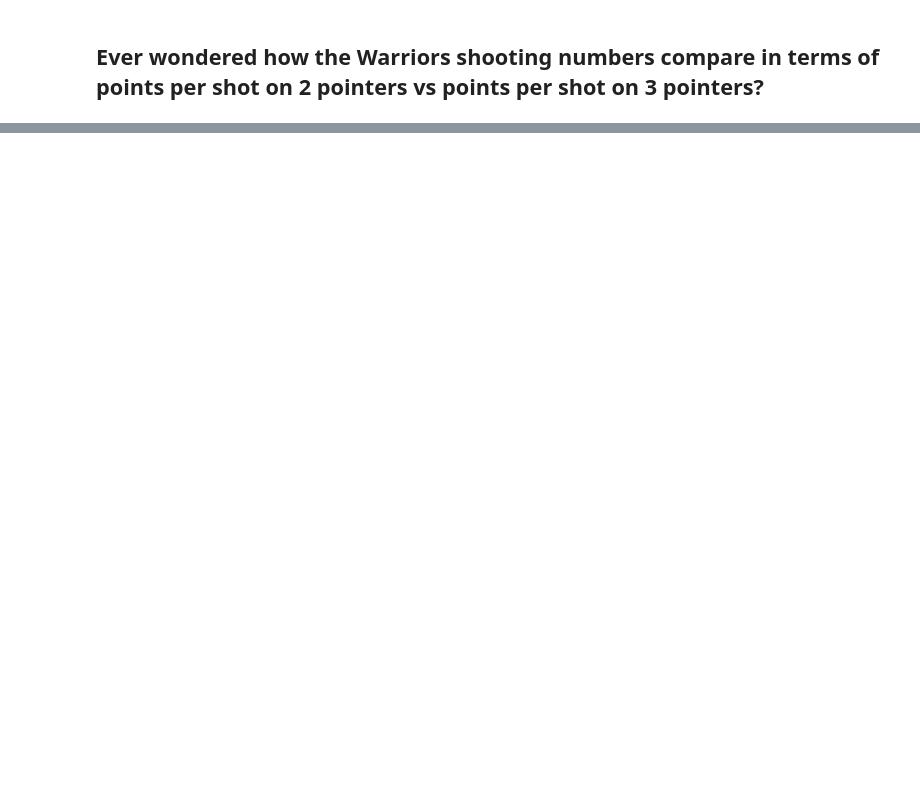
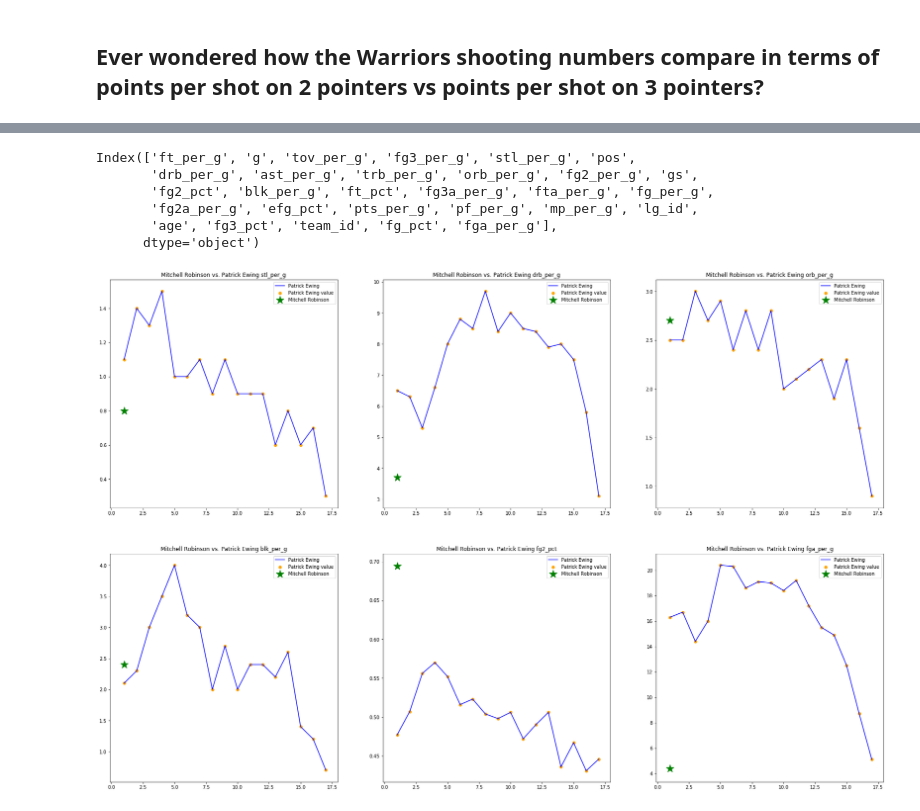
Before and after one commit to fpcorcoran/NBA-Stats, a Jupyter notebook: Testing.ipynb, the cells around one changed output, grey strips where cells are left out. Drawn from its saved outputs; the diff is of its cells as text; code cells hidden in the pictures; blank space fills up the shorter version.

```diff
--- a/Testing.ipynb
+++ b/Testing.ipynb
@@ -137,0 +178,3 @@ Demarcus Cousins:
+# %%
+Ewing = Data.player("Patrick Ewing").fetch()["all_per_game"].query("team_id != 'TOT'")
+Ewing
@@ -137,0 +202,3 @@ Demarcus Cousins:
+# %%
+Mitch = Data.player("Mitchell Robinson").fetch()["all_per_game"].query("team_id != 'TOT'")
+Mitch
@@ -137,0 +210,26 @@ Demarcus Cousins:
+# %%
+Mitch.keys()
+# %% [output]
+Index(['ft_per_g', 'g', 'tov_per_g', 'fg3_per_g', 'stl_per_g', 'pos',
+       'drb_per_g', 'ast_per_g', 'trb_per_g', 'orb_per_g', 'fg2_per_g', 'gs',
+       'fg2_pct', 'blk_per_g', 'ft_pct', 'fg3a_per_g', 'fta_per_g', 'fg_per_g',
+       'fg2a_per_g', 'efg_pct', 'pts_per_g', 'pf_per_g', 'mp_per_g', 'lg_id',
+       'age', 'fg3_pct', 'team_id', 'fg_pct', 'fga_per_g'],
+      dtype='object')
+# %%
+big_stats = ['stl_per_g',"drb_per_g",'orb_per_g','blk_per_g','fg2_pct','fga_per_g']
+
+plt.figure(figsize=(30,20))
+for count, stat in enumerate(big_stats):
+    Mitch_years = Mitch.index + 1
+    Ewing_years = Ewing.index + 1
+
+    plt.subplot(2,3,count+1)
+    plt.plot(Ewing_years, Ewing[stat],c="b", label="Patrick Ewing")
+    plt.scatter(Ewing_years, Ewing[stat],c="orange",label="Patrick Ewing value")
+    plt.scatter(Mitch_years, Mitch[stat],c="g", marker="*", s=300, label="Mitchell Robinson")
+
+    plt.title("Mitchell Robinson vs. Patrick Ewing {}".format(stat))
+    plt.legend()
+# %% [output]
+[figure, added]
```
Also changed, not shown: parts of 10 cells of this notebook.
